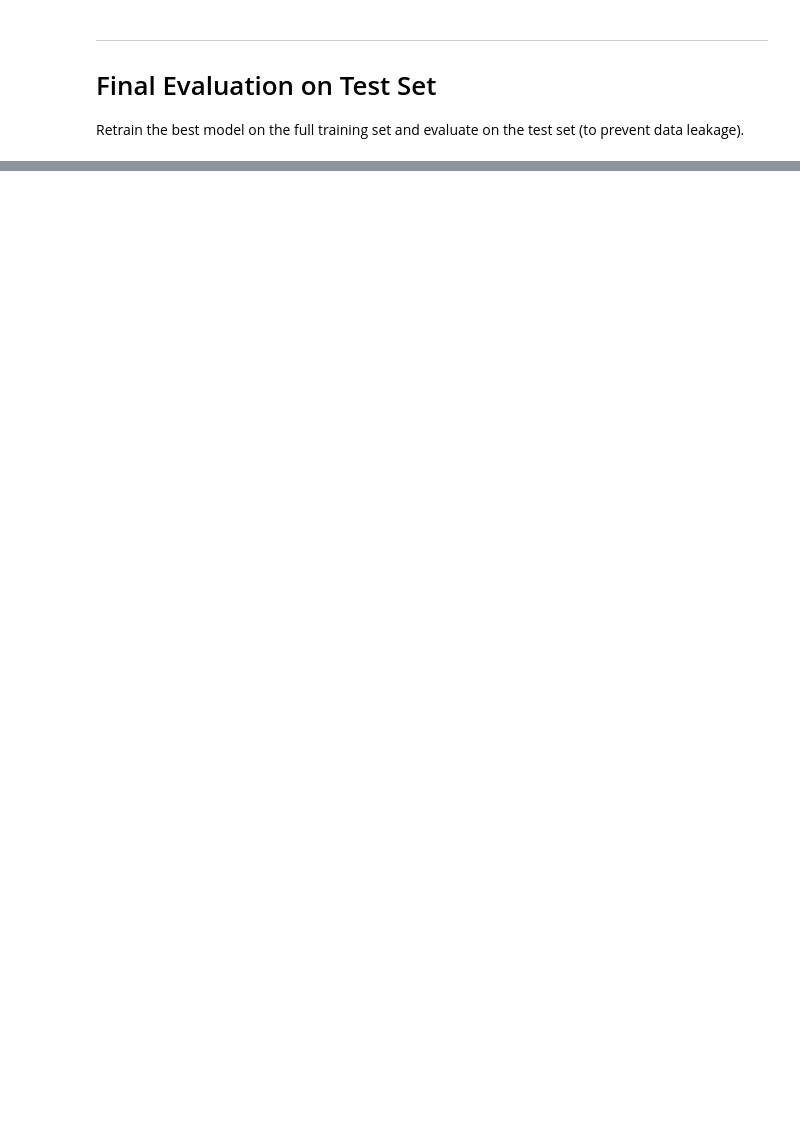
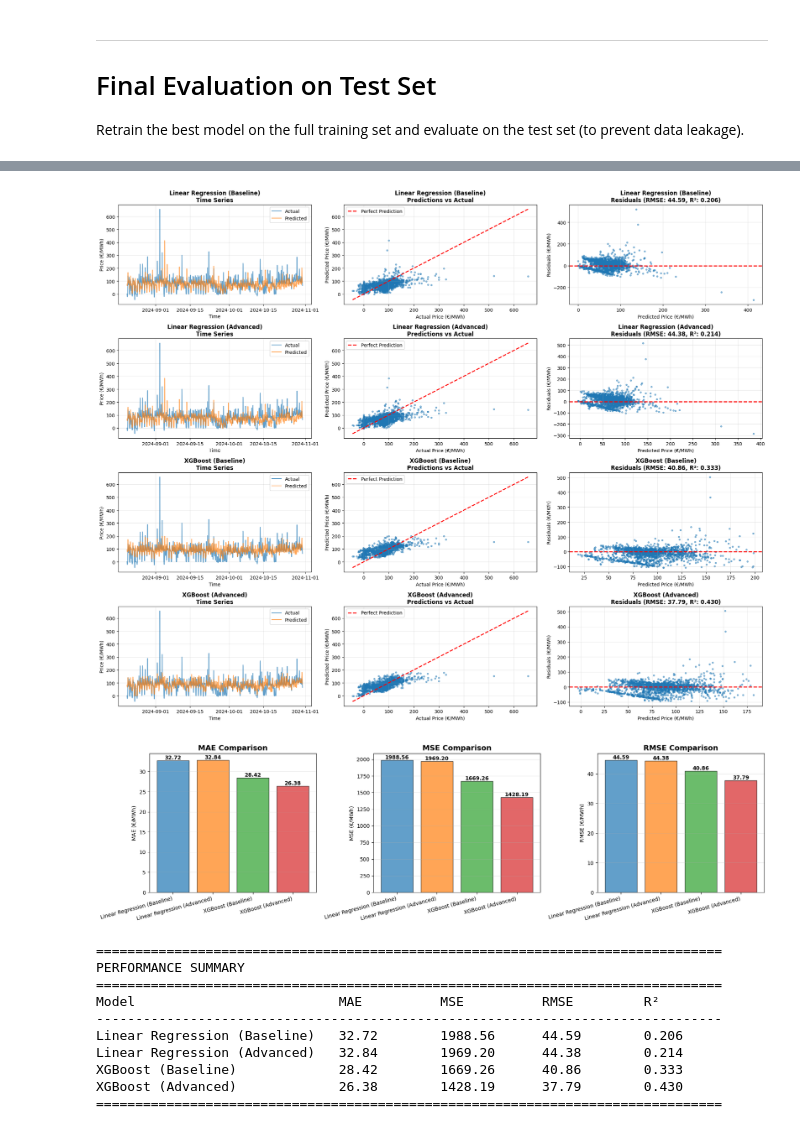
Before and after one commit to TheDeGen/ZHAW_Research_Project, a Jupyter notebook: methodology_v3/v3_test.ipynb, the cells around one changed output, grey strips where cells are left out. Cells and saved outputs as stored; diff of their text form; code cells hidden in the pictures; blank space fills up the shorter version.

```diff
--- a/methodology_v3/v3_test.ipynb
+++ b/methodology_v3/v3_test.ipynb
@@ -1397,29 +1316,29 @@ Completed training on top 5 combinations
 print(f"\n{'='*80}")
 print("VALIDATION SET PERFORMANCE - TOP 5 COMBINATIONS:")
 print(f"{'='*80}")
-print(f"{'Rank':<6} {'Lookback':<12} {'Decay Lambda':<15} {'LR MAE':<12} {'LR RMSE':<12} {'XGB MAE':<12} {'XGB RMSE':<12}")
+print(f"{'Rank':<6} {'Lookback':<12} {'Decay Lambda':<15} {'LR-Base MAE':<12} {'LR-Adv MAE':<12} {'XGB-Base MAE':<12} {'XGB-Adv MAE':<12}")
 print("-"*80)
 
-# Sort by XGBoost MAE (best model)
+# Sort by XGBoost Advanced MAE (best model)
 top_5_results_sorted = sorted(top_5_results, key=lambda x: x['metrics']['xgb_advanced']['mae'])
 
 for i, result in enumerate(top_5_results_sorted, 1):
     print(f"{i:<6} {result['lookback_window']:<12} {result['decay_lambda']:<15.2f} "
+          f"{result['metrics']['lr_baseline']['mae']:<12.2f} "
           f"{result['metrics']['lr_advanced']['mae']:<12.2f} "
-          f"{result['metrics']['lr_advanced']['rmse']:<12.2f} "
-          f"{result['metrics']['xgb_advanced']['mae']:<12.2f} "
-          f"{result['metrics']['xgb_advanced']['rmse']:<12.2f}")
+          f"{result['metrics']['xgb_baseline']['mae']:<12.2f} "
+          f"{result['metrics']['xgb_advanced']['mae']:<12.2f}")
 
-# Select best combination (lowest XGBoost MAE)
+# Select best combination (lowest XGBoost Advanced MAE)
 best_result = top_5_results_sorted[0]
 best_params = best_result['params_key']
 
 print(f"\n{'='*80}")
-print(f"BEST PARAMETER COMBINATION (based on XGBoost validation MAE):")
+print(f"BEST PARAMETER COMBINATION (based on XGBoost Advanced validation MAE):")
 print(f"  lookback_window: {best_result['lookback_window']}h")
 print(f"  decay_lambda: {best_result['decay_lambda']}")
-print(f"  XGBoost Validation MAE: {best_result['metrics']['xgb_advanced']['mae']:.2f}")
-print(f"  XGBoost Validation RMSE: {best_result['metrics']['xgb_advanced']['rmse']:.2f}")
+print(f"  XGBoost Advanced Validation MAE: {best_result['metrics']['xgb_advanced']['mae']:.2f}")
+print(f"  XGBoost Advanced Validation RMSE: {best_result['metrics']['xgb_advanced']['rmse']:.2f}")
 print(f"{'='*80}")
 # %% [output]
 ================================================================================
@@ -1802,5 +1481,5 @@ Predictions completed!
 # %%
-# Create comprehensive performance plots for all models
+# Create comprehensive performance plots for all models using best parameter combination
 from sklearn.metrics import r2_score
 
 fig = plt.figure(figsize=(20, 16))
@@ -1824,8 +1503,8 @@ for idx, model_name in enumerate(['lr_baseline', 'lr_advanced', 'xgb_baseline',
 
     # Plot 1: Time series - Predictions vs Actual
     ax1 = plt.subplot(4, 3, row * 3 + 1)
-    ax1.plot(test_df.index, y_test.values, label='Actual', alpha=0.7, linewidth=1.5)
-    ax1.plot(test_df.index, predictions[model_name], label='Predicted', alpha=0.7, linewidth=1.5)
+    ax1.plot(test_df_best.index, y_test.values, label='Actual', alpha=0.7, linewidth=1.5)
+    ax1.plot(test_df_best.index, predictions_best[model_name], label='Predicted', alpha=0.7, linewidth=1.5)
     ax1.set_title(f'{model_display_names[model_name]}\nTime Series', fontsize=12, fontweight='bold')
     ax1.set_xlabel('Time')
     ax1.set_ylabel('Price (€/MWh)')
@@ -1834,10 +1513,10 @@ for idx, model_name in enumerate(['lr_baseline', 'lr_advanced', 'xgb_baseline',
 
     # Plot 2: Scatter - Predictions vs Actual
     ax2 = plt.subplot(4, 3, row * 3 + 2)
-    ax2.scatter(y_test.values, predictions[model_name], alpha=0.5, s=10)
+    ax2.scatter(y_test.values, predictions_best[model_name], alpha=0.5, s=10)
     # Add perfect prediction line
-    min_val = min(y_test.min(), predictions[model_name].min())
-    max_val = max(y_test.max(), predictions[model_name].max())
+    min_val = min(y_test.min(), min(predictions_best[model_name]))
+    max_val = max(y_test.max(), max(predictions_best[model_name]))
     ax2.plot([min_val, max_val], [min_val, max_val], 'r--', linewidth=2, label='Perfect Prediction')
     ax2.set_title(f'{model_display_names[model_name]}\nPredictions vs Actual', fontsize=12, fontweight='bold')
     ax2.set_xlabel('Actual Price (€/MWh)')
@@ -1846,14 +1525,14 @@ for idx, model_name in enumerate(['lr_baseline', 'lr_advanced', 'xgb_baseline',
     ax2.grid(True, alpha=0.3)
 
     # Calculate R² for display
-    r2 = r2_score(y_test, predictions[model_name])
+    r2 = r2_score(y_test, predictions_best[model_name])
 
     # Plot 3: Residuals
     ax3 = plt.subplot(4, 3, row * 3 + 3)
-    residuals = y_test.values - predictions[model_name]
-    ax3.scatter(predictions[model_name], residuals, alpha=0.5, s=10)
+    residuals = y_test.values - predictions_best[model_name]
+    ax3.scatter(predictions_best[model_name], residuals, alpha=0.5, s=10)
     ax3.axhline(y=0, color='r', linestyle='--', linewidth=2)
-    ax3.set_title(f'{model_display_names[model_name]}\nResiduals (RMSE: {metrics[model_name]["RMSE"]:.2f}, R²: {r2:.3f})',
+    ax3.set_title(f'{model_display_names[model_name]}\nResiduals (RMSE: {metrics_best[model_name]["RMSE"]:.2f}, R²: {r2:.3f})',
                   fontsize=12, fontweight='bold')
     ax3.set_xlabel('Predicted Price (€/MWh)')
     ax3.set_ylabel('Residuals (€/MWh)')
@@ -1870,37 +1549,50 @@ model_colors = ['#1f77b4', '#ff7f0e', '#2ca02c', '#d62728']
 
 for metric_idx, metric_type in enumerate(metric_types):
     ax = axes[metric_idx]
-    values = [metrics[model][metric_type] for model in ['lr_baseline', 'lr_advanced', 'xgb_baseline', 'xgb_advanced']]
+    values = [metrics_best[model][metric_type] for model in ['lr_baseline', 'lr_advanced', 'xgb_baseline', 'xgb_advanced']]
     bars = ax.bar(range(len(model_display_names)), values, color=model_colors, alpha=0.7, edgecolor='black')
 
     # Add value labels on bars
     for i, (bar, val) in enumerate(zip(bars, values)):
         height = bar.get_height()
         ax.text(bar.get_x() + bar.get_width()/2., height,
                 f'{val:.2f}',
                 ha='center', va='bottom', fontweight='bold')
 
     ax.set_xticks(range(len(model_display_names)))
     ax.set_xticklabels([model_display_names[m] for m in ['lr_baseline', 'lr_advanced', 'xgb_baseline', 'xgb_advanced']],
                        rotation=15, ha='right')
     ax.set_ylabel(f'{metric_type} (€/MWh)')
     ax.set_title(f'{metric_type} Comparison', fontsize=14, fontweight='bold')
     ax.grid(True, alpha=0.3, axis='y')
 
 plt.tight_layout()
 plt.show()
 
 # Print summary table
 print("\n" + "="*80)
 print("PERFORMANCE SUMMARY")
 print("="*80)
 print(f"{'Model':<30} {'MAE':<12} {'MSE':<12} {'RMSE':<12} {'R²':<12}")
 print("-"*80)
 for model_name in ['lr_baseline', 'lr_advanced', 'xgb_baseline', 'xgb_advanced']:
-    r2 = r2_score(y_test, predictions[model_name])
+    r2 = r2_score(y_test, predictions_best[model_name])
     print(f"{model_display_names[model_name]:<30} "
-          f"{metrics[model_name]['MAE']:<12.2f} "
-          f"{metrics[model_name]['MSE']:<12.2f} "
-          f"{metrics[model_name]['RMSE']:<12.2f} "
+          f"{metrics_best[model_name]['MAE']:<12.2f} "
+          f"{metrics_best[model_name]['MSE']:<12.2f} "
+          f"{metrics_best[model_name]['RMSE']:<12.2f} "
           f"{r2:<12.3f}")
 print("="*80)
+# %% [output]
+[figure, added]
+[figure, added]
+================================================================================
+PERFORMANCE SUMMARY
+================================================================================
+Model                          MAE          MSE          RMSE         R²
+--------------------------------------------------------------------------------
+Linear Regression (Baseline)   32.72        1988.56      44.59        0.206
+Linear Regression (Advanced)   32.84        1969.20      44.38        0.214
+XGBoost (Baseline)             28.42        1669.26      40.86        0.333
+XGBoost (Advanced)             26.38        1428.19      37.79        0.430
+================================================================================
```
Also changed, not shown: parts of 16 cells of this notebook.
